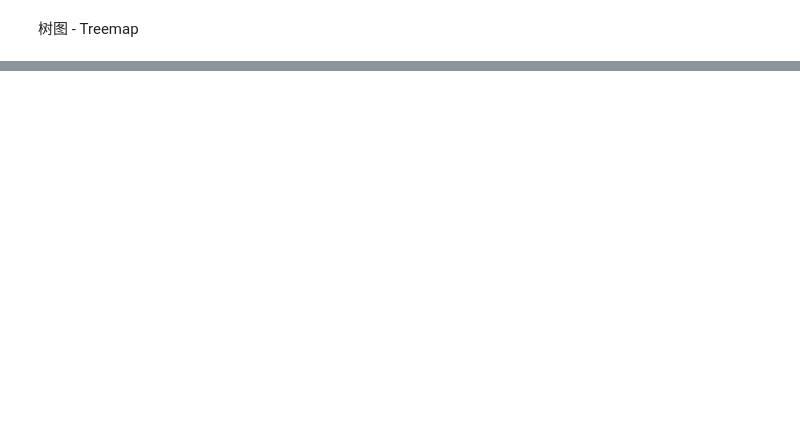
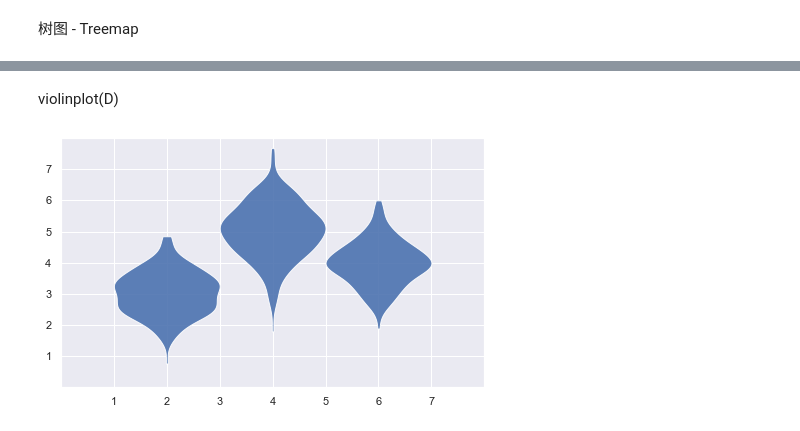
Before and after one commit to jaling9/PythonDataAnalysis, a Jupyter notebook: 09 Matplotlib&seaborn.ipynb, the cells around one changed output, grey strips where cells are left out. Drawn from its saved outputs; the diff is of its cells as text; code cells hidden in the pictures; blank space fills up the shorter version.

```diff
--- a/09 Matplotlib&seaborn.ipynb
+++ b/09 Matplotlib&seaborn.ipynb
@@ -593,0 +642,26 @@ plt.show()
+# %% [markdown]
+violinplot(D)
+# %%
+import matplotlib.pyplot as plt
+import numpy as np
+
+plt.style.use('_mpl-gallery')
+%matplotlib inline
+
+# make data:
+np.random.seed(10)
+D = np.random.normal((3, 5, 4), (0.75, 1.00, 0.75), (200, 3))
+
+# plot:
+fig, ax = plt.subplots()
+
+vp = ax.violinplot(D, [2, 4, 6], widths=2,
+                   showmeans=False, showmedians=False, showextrema=False)
+# styling:
+for body in vp['bodies']:
+    body.set_alpha(0.9)
+ax.set(xlim=(0, 8), xticks=np.arange(1, 8),
+       ylim=(0, 8), yticks=np.arange(1, 8))
+plt.show()
+# %% [output]
+[figure, added]
```
Also changed, not shown: parts of 81 cells of this notebook, 6 other files.
